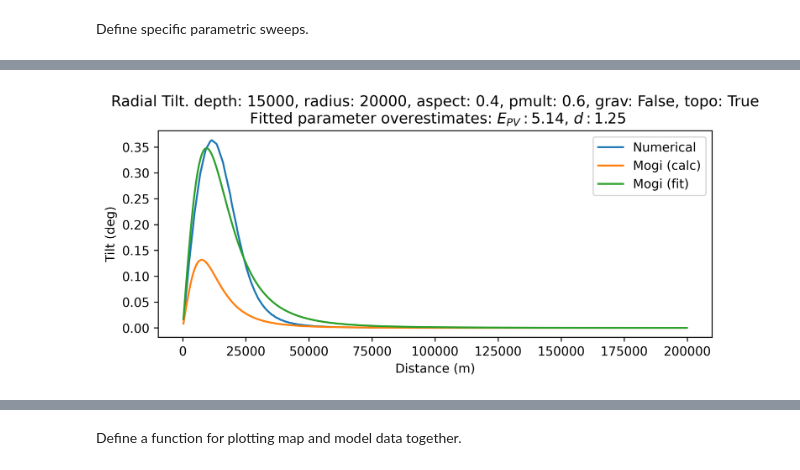
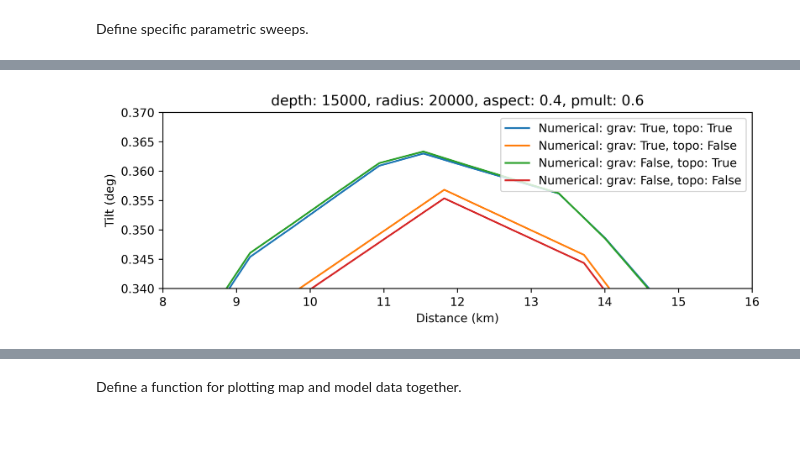
Before and after one commit to hernypeterson/thesis, a Jupyter notebook: code.ipynb, the cells around one changed output, grey strips where cells are left out. Cells and saved outputs as stored; diff of their text form; code cells hidden in the pictures; blank space fills up the shorter version.

```diff
--- a/code.ipynb
+++ b/code.ipynb
@@ -394,9 +400,9 @@ criteria = [
     Criterion(summit_score, pop_all),
     Criterion(summit_score, pop_flow),
     Criterion(summit_score, pop_channel),
-    Criterion(mogi_fit, pop_a),
-    Criterion(mogi_fit, pop_b),
-    Criterion(mogi_fit, pop_c),
+    Criterion(inflation_score, pop_a),
+    Criterion(inflation_score, pop_b),
+    Criterion(inflation_score, pop_c),
 ]
 # %% [markdown]
 Perform each evaluation for each center point. This takes less than two minutes on my machine, the vast majority of which is from the curve_fit function calls.
@@ -560,6 +571,7 @@ class Edge:
 
         # radial distances for plotting
         self.dist = self.pos2[0]
+        self.dist_km = self.dist / 1000
 
         # initial and displaced slopes (positive downward from center)
         # index [1] is z component; [0] is r component
@@ -584,7 +596,7 @@ class Model:
 
         self.res_vol = (4 / 3) * np.pi * self.radius**2 * self.half_height
 
-        self.pv = self.dP * self.res_vol
+        self.epv = self.dP * self.res_vol
         self.d = self.params['depth'] + self.half_height
 
         filename = f"depth_{self.params['depth']}_radius_{self.params['radius']}_aspect_{self.params['aspect']}_pmult_{self.params['pmult']}_grav_{int(self.params['grav'])}_topo_{int(self.params['topo'])}.csv"
@@ -702,7 +716,16 @@ class ParamSweep:
 # %% [markdown]
 Define specific parametric sweeps.
 # %%
-grav_topo_test = ParamSweep({
+grav_topo_test_sweep = ParamSweep({
+    "depth": [15_000],
+    "radius": [20_000],
+    "aspect": [.4],
+    "pmult": [.6],
+    "grav": [True, False],
+    "topo": [True, False],
+})
+
+mogi_shallow_oblate_test_sweep = ParamSweep({
     "depth": [15_000],
     "radius": [20_000],
     "aspect": [.4],
@@ -711,7 +734,7 @@ grav_topo_test = ParamSweep({
     "topo": [True],
 })
 
-mogi_test = ParamSweep({
+mogi_test_sweep = ParamSweep({
     "depth": [25_000],
     "radius": [5_000],
     "aspect": [1],
@@ -735,4 +754,4 @@ mogi_test.plot(mogi_calc=True, mogi_fit=True)
-# %%
-grav_topo_test.plot(mogi_calc=True, mogi_fit=True)
-# %% [output]
-[figure, removed]
+# %%
+grav_topo_test_sweep.plot() #name='grav-topo-test'
+# %% [output]
+[figure, added]
```
Also changed, not shown: parts of 8 cells of this notebook, 3 other files.
